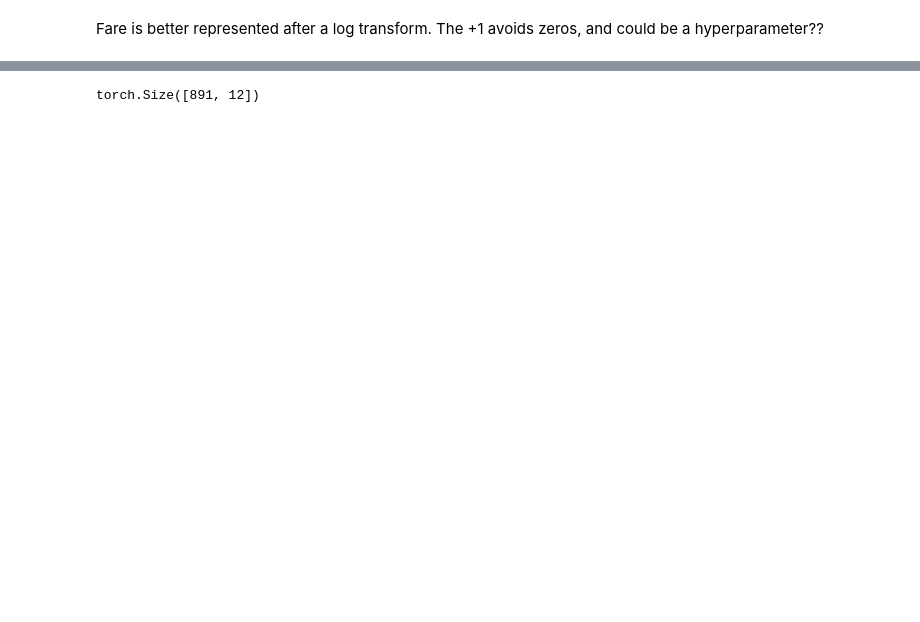
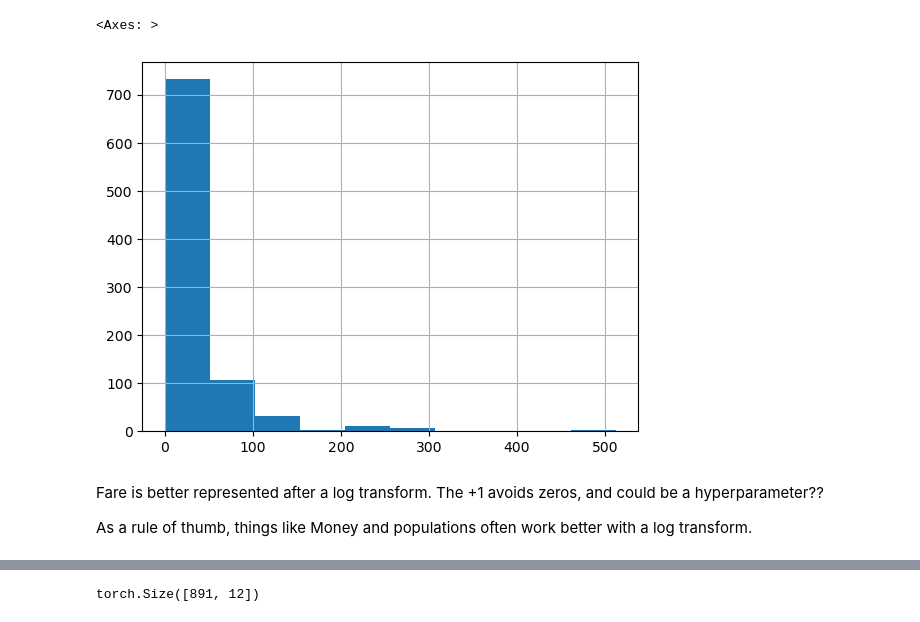
Before and after one commit to DrEntropy/pdl, a Jupyter notebook: lesson5.ipynb, the cells around one changed output, grey strips where cells are left out. Cells and saved outputs as stored; diff of their text form; code cells hidden in the pictures; blank space fills up the shorter version.

```diff
--- a/lesson5.ipynb
+++ b/lesson5.ipynb
@@ -44,5 +66,12 @@ df.describe(include=(np.number))
 | max | 891.000000 | 1.000000 | 3.000000 | 80.000000 | 8.000000 | 6.000000 | 512.329200 |
+# %%
+df['Fare'].hist()
+# %% [output]
+<Axes: >
+[figure, added]
 # %% [markdown]
 Fare is better represented after a log transform. The +1 avoids zeros, and could be a hyperparameter??
+
+As a rule of thumb,  things like Money and populations often work better with a log transform.
 # %%
 df['LogFare'] = np.log(df['Fare']+1)
```
Also changed, not shown: parts of 49 cells of this notebook.
